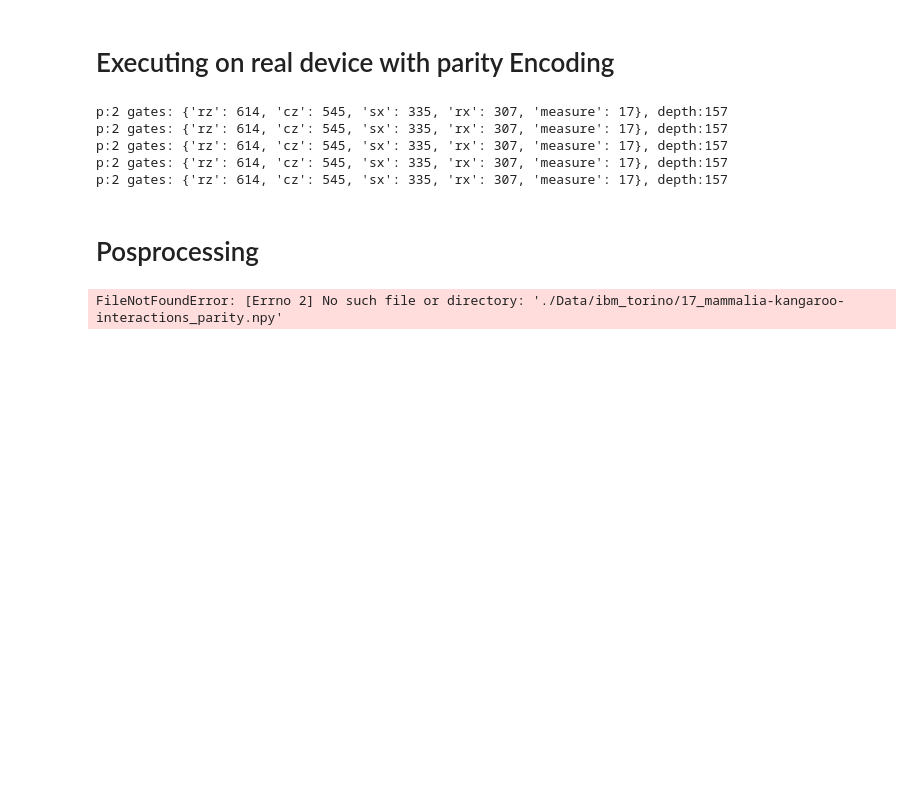
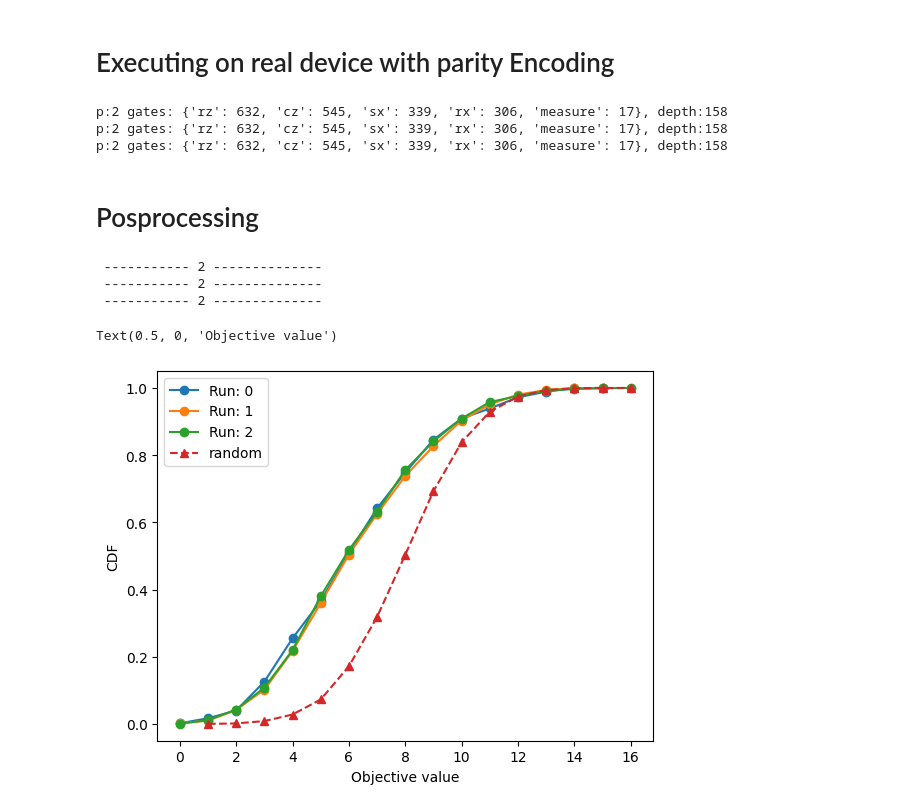
Before and after one commit to alejomonbar/qbench_lrqaoa_independent_set, a Jupyter notebook: 17q_mammalia_kangaroo.ipynb, the cells around one changed output. Saved outputs shown, nothing was run; the diff lists cells and outputs as text; code cells hidden in the pictures; blank space fills up the shorter version.

```diff
--- a/17q_mammalia_kangaroo.ipynb
+++ b/17q_mammalia_kangaroo.ipynb
@@ -738,10 +741,13 @@ for ij, v in results["hamiltonian"].items():
         raise ValueError()
 
 # Define a list p layers for LR-QAOA
-ps = [2, 2, 2, 2, 2]
+ps = [2, 2, 2]
 
 # Define the backend name (specifically referring to the IBM Quantum computer "ibm_torino")
-backend_name = "ibm_torino"
+# backend_name = "ibm_torino"
+backend_name = "ibm_fez"
+# backend_name = "qasm_simulator"
+
 
 # Extract optimal gamma and beta values from the results (used for QAOA)
 delta_gamma = results["landscape"]["optimal"]["gamma"]
@@ -773,6 +779,7 @@ for p in ps:
     if backend_name != "qasm_simulator":
         qc = transpile(qc, backend=backends[backend_name], optimization_level=3)
     else:
+        shots = 1000
         # If using the "qasm_simulator", transpile with specific coupling map and gate set
         qc = transpile(qc, coupling_map=[[i, i + 1] for i in range(nq - 1)], optimization_level=3, basis_gates=['rx', 'cz', 'id', 'rz', 'sx', 'x'])
 
@@ -780,10 +787,11 @@ for p in ps:
         samples = {decode_parity(k[::-1], p): c for k, c in backends[backend_name].run(qc, shots=shots).result().get_counts().items()}
 
         # Calculate the total number of optimal solutions based on the samples
-        total_opt = sum([samples[i] for i in opt_sols if i in samples.keys()])
+        total_opt = sum([samples[i] for i in results["opt_sols"] if i in samples.keys()])
 
         # Calculate the probability of the ideal solution by dividing by total shots
         probability_ideal = total_opt / shots
+        print(f"probability: {probability_ideal}")
 
     # Print the current p, number of gates, and circuit depth for debugging or monitoring
     print(f"p:{p} gates: {dict(qc.count_ops())}, depth:{qc.depth()}")
@@ -791,11 +799,9 @@ for p in ps:
     # Add the generated quantum circuit to the list of circuits
     circs.append(qc)
 # %% [output]
-p:2 gates: {'rz': 614, 'cz': 545, 'sx': 335, 'rx': 307, 'measure': 17}, depth:157
-p:2 gates: {'rz': 614, 'cz': 545, 'sx': 335, 'rx': 307, 'measure': 17}, depth:157
-p:2 gates: {'rz': 614, 'cz': 545, 'sx': 335, 'rx': 307, 'measure': 17}, depth:157
-p:2 gates: {'rz': 614, 'cz': 545, 'sx': 335, 'rx': 307, 'measure': 17}, depth:157
-p:2 gates: {'rz': 614, 'cz': 545, 'sx': 335, 'rx': 307, 'measure': 17}, depth:157
+p:2 gates: {'rz': 632, 'cz': 545, 'sx': 339, 'rx': 306, 'measure': 17}, depth:158
+p:2 gates: {'rz': 632, 'cz': 545, 'sx': 339, 'rx': 306, 'measure': 17}, depth:158
+p:2 gates: {'rz': 632, 'cz': 545, 'sx': 339, 'rx': 306, 'measure': 17}, depth:158
 # %%
 shots = 1000
 sampler = Sampler(mode=backends[backend_name])
@@ -813,7 +819,7 @@ np.save(f"./Data/{backend_name}/{problem_name}_{method}.npy", data)
 # Posprocessing
 # %%
 # Define the backend, method, extra string, and problem name
-backend_name = "ibm_torino"
+backend_name = "ibm_marrakesh"
 method = "parity"
 extra = ""
 problem_name = "17_mammalia-kangaroo-interactions"
@@ -823,32 +829,35 @@ problem_name = "17_mammalia-kangaroo-interactions"
 data = np.load(f"./Data/{backend_name}/{problem_name}_{method}{extra}.npy", allow_pickle=True).item()
 
 # Retrieve the job result from the service using the job ID (from previously stored results)
-job = service.job(job_id=results["id"]).result()
+job = service.job(job_id=data["id"]).result()
 
 # Collect the counts for each job in the total_samples list (output from the quantum device)
-total_samples = [job[i].data.c.get_counts() for i in range(len(job))]
+cs = [dir(job[i].data)[-7]for i in range(len(job))]
+total_samples = [getattr(job[i].data, cs[i]).get_counts() for i in range(len(job))]
 
 # Initialize empty dictionaries in data to store samples, post-processing results, and greedy improved results
 data["samples"] = {}
 data["posprocessing"] = {}
 data["posprocessing_greedy"] = {}
-
+data["time_posprocessing"] = []
 # Loop through each value in the parameter list 'ps' from the data
 for i, p in enumerate(data["ps"]):
+    ti = time.time()
     # Depending on the method, decode the samples and store them in the 'samples' dictionary
     if method == "parity":
         # Decode the samples using the 'decode_parity' function if the method is "parity"
-        data["samples"][p] = {decode_parity(k[::-1], p):c for k, c in total_samples[i].items()}
+        data["samples"][i] = {decode_parity(k[::-1], p):c for k, c in total_samples[i].items()}
     elif method == "swap":
         # If the method is "swap", just store the samples as-is without decoding
-        data["samples"][p] = {k:c for k, c in total_samples[i].items()}
+        data["samples"][i] = {k:c for k, c in total_samples[i].items()}
 
     # Perform post-processing on the samples and store the result
-    data["posprocessing"][p] = objective_MIS(data["samples"][p], data["G"], data["optimal"][0])
-
+    data["posprocessing"][i] = objective_MIS(data["samples"][i], data["G"], data["optimal"][0])
+    tf = time.time() - ti
+    data["time_posprocessing"].append(tf)
     # Greedy improvement of the samples
-    samples_mitig = greedy_improvement(data["samples"][p], data["G"], random=False)
-    data["posprocessing_greedy"][p] = objective_MIS(samples_mitig, data["G"], data["optimal"][0])
+    samples_mitig = greedy_improvement(data["samples"][i], data["G"], random=False)
+    data["posprocessing_greedy"][i] = objective_MIS(samples_mitig, data["G"], data["optimal"][0])
 
     # Print the current value of p to track progress
     print(f" ----------- {p} --------------")
@@ -866,4 +875,31 @@ data["random_greedy"] = objective_MIS(samples_mitig, data["G"], data["optimal"][
 # Save the modified data (which includes the samples, post-processing results, and mitigated results) to a .npy file
 np.save(f"./Data/{backend_name}/{problem_name}_{method}{extra}.npy", data)
 # %% [output]
-FileNotFoundError: [Errno 2] No such file or directory: './Data/ibm_torino/17_mammalia-kangaroo-interactions_parity.npy'
+ ----------- 2 --------------
+ ----------- 2 --------------
+ ----------- 2 --------------
+# %%
+fig, ax = plt.subplots()
+
+for i in range(3):
+    objective = defaultdict(int)
+    shots = sum(data["samples"][i].values())
+    for s, c in data["samples"][i].items():
+        objective[s.count("1")] += c
+    cmf = [objective[i]/shots for i in sorted(objective.keys())]
+    cmf = np.cumsum(cmf)
+    ax.plot(sorted(objective.keys()), cmf, marker="o", label=f"Run: {i}")
+
+objective_random = defaultdict(int)
+shots = sum(rand_samples.values())
+for s, c in rand_samples.items():
+    objective_random[s.count("1")] += c
+cmf_r = [objective_random[i]/shots for i in sorted(objective_random.keys())]
+cmf_r = np.cumsum(cmf_r)
+ax.plot(sorted(objective_random.keys()), cmf_r, marker="^", label="random", linestyle="--")
+ax.legend()
+ax.set_ylabel("CDF")
+ax.set_xlabel("Objective value")
+# %% [output]
+Text(0.5, 0, 'Objective value')
+[figure, added]
```
Also changed, not shown: parts of 7 cells of this notebook, 20 other files.
